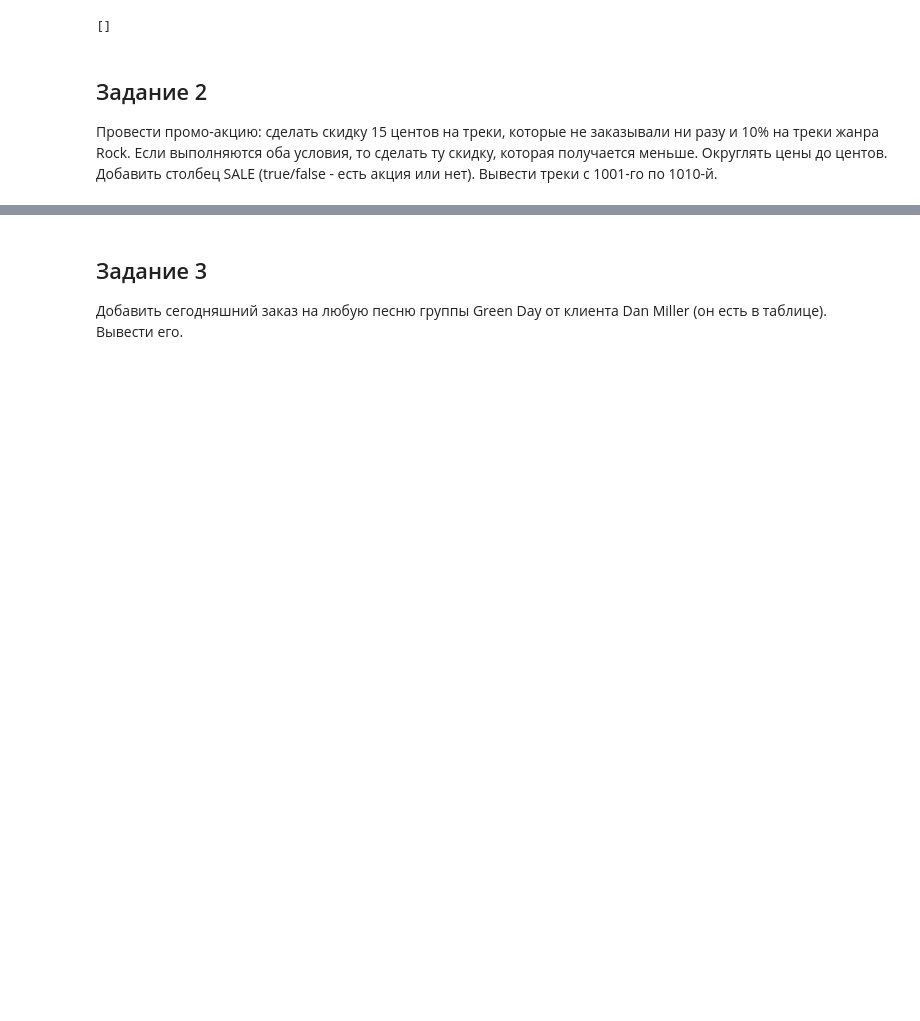
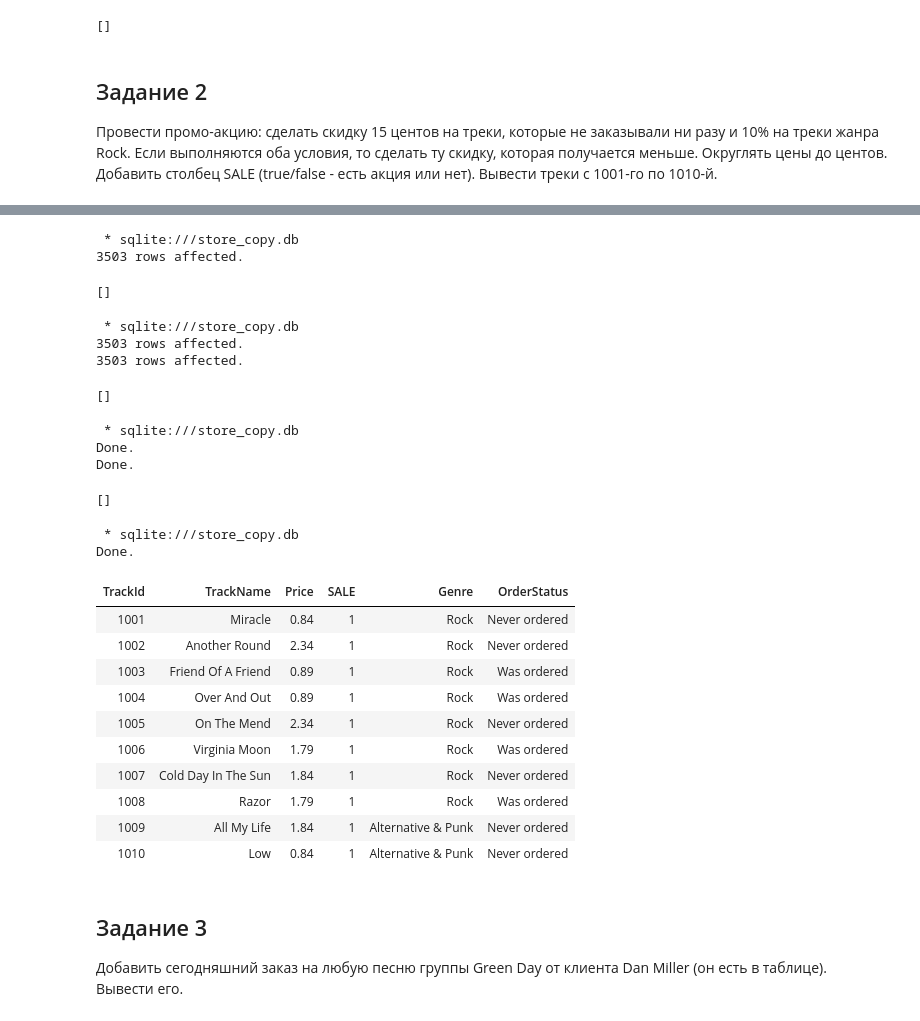
Before and after one commit to DianaR07/programming_tasks, a Jupyter notebook: Лабораторные/Лабораторная 4.ipynb, the cells around one changed output, grey strips where cells are left out. Cells and saved outputs as stored; diff of their text form; code cells hidden in the pictures; blank space fills up the shorter version.

```diff
--- a/Лабораторные/Лабораторная 4.ipynb
+++ b/Лабораторные/Лабораторная 4.ipynb
@@ -86,3 +97,75 @@ Done.
+# %%
+%%sql
+UPDATE tracks SET original_price = UnitPrice
+# %% [output]
+ * sqlite:///store_copy.db
+3503 rows affected.
+[]
+# %%
+%%sql
+UPDATE tracks SET SALE =
+CASE
+    WHEN (SELECT count(*) FROM invoice_items inv_it WHERE inv_it.TrackId == tracks.TrackId) == 0 THEN 1
+    WHEN tracks.GenreId == (SELECT GenreId FROM genres WHERE Name == "Rock") THEN 1
+    ELSE 0
+END;
+UPDATE tracks SET UnitPrice = round(
+CASE
+    WHEN (SELECT count(*) FROM invoice_items inv_it WHERE inv_it.TrackId == tracks.TrackId) == 0 THEN original_price-0.15
+    WHEN tracks.GenreId == (SELECT GenreId FROM genres WHERE Name == "Rock") THEN original_price*0.9
+    WHEN (SELECT count(*) FROM invoice_items inv_it WHERE inv_it.TrackId == tracks.TrackId) == 0
+        AND tracks.GenreId == (SELECT GenreId FROM genres WHERE Name == "Rock") THEN min(original_price*0.9, original_price-0.15)
+    ELSE original_price
+END, 2);
+# %% [output]
+ * sqlite:///store_copy.db
+3503 rows affected.
+3503 rows affected.
+[]
+# %%
+%%sql
+SELECT t.Name, count(inv_it.InvoiceId), g.Name, t.SALE, t.UnitPrice, t.original_price FROM tracks t
+    LEFT JOIN invoice_items inv_it ON inv_it.TrackId == t.TrackId
+    JOIN genres g ON g.GenreId = t.GenreId
+    Group BY t.Name
+    LIMIT 10;
+
+ALTER TABLE tracks DROP COLUMN original_price;
+# %% [output]
+ * sqlite:///store_copy.db
+Done.
+Done.
+[]
+# %%
+%%sql
+SELECT
+    TrackId,
+    Name as TrackName,
+    UnitPrice as Price,
+    SALE,
+    (SELECT Name FROM genres WHERE GenreId = tracks.GenreId) as Genre,
+    CASE
+        WHEN EXISTS (SELECT 1 FROM invoice_items WHERE TrackId = tracks.TrackId)
+        THEN 'Was ordered'
+        ELSE 'Never ordered'
+    END as OrderStatus
+FROM tracks
+ORDER BY TrackId
+LIMIT 10 OFFSET 1000;
+# %% [output]
+ * sqlite:///store_copy.db
+Done.
+| TrackId | TrackName | Price | SALE | Genre | OrderStatus |
+| 1001 | Miracle | 0.84 | 1 | Rock | Never ordered |
+| 1002 | Another Round | 2.34 | 1 | Rock | Never ordered |
+| 1003 | Friend Of A Friend | 0.89 | 1 | Rock | Was ordered |
+| 1004 | Over And Out | 0.89 | 1 | Rock | Was ordered |
+| 1005 | On The Mend | 2.34 | 1 | Rock | Never ordered |
+| 1006 | Virginia Moon | 1.79 | 1 | Rock | Was ordered |
+| 1007 | Cold Day In The Sun | 1.84 | 1 | Rock | Never ordered |
+| 1008 | Razor | 1.79 | 1 | Rock | Was ordered |
+| 1009 | All My Life | 1.84 | 1 | Alternative & Punk | Never ordered |
+| 1010 | Low | 0.84 | 1 | Alternative & Punk | Never ordered |
 # %% [markdown]
 ## Задание 3
 Добавить сегодняшний заказ на любую песню группы Green Day от клиента Dan	Miller (он есть в таблице). Вывести его.
```
Also changed, not shown: parts of 6 cells of this notebook.
